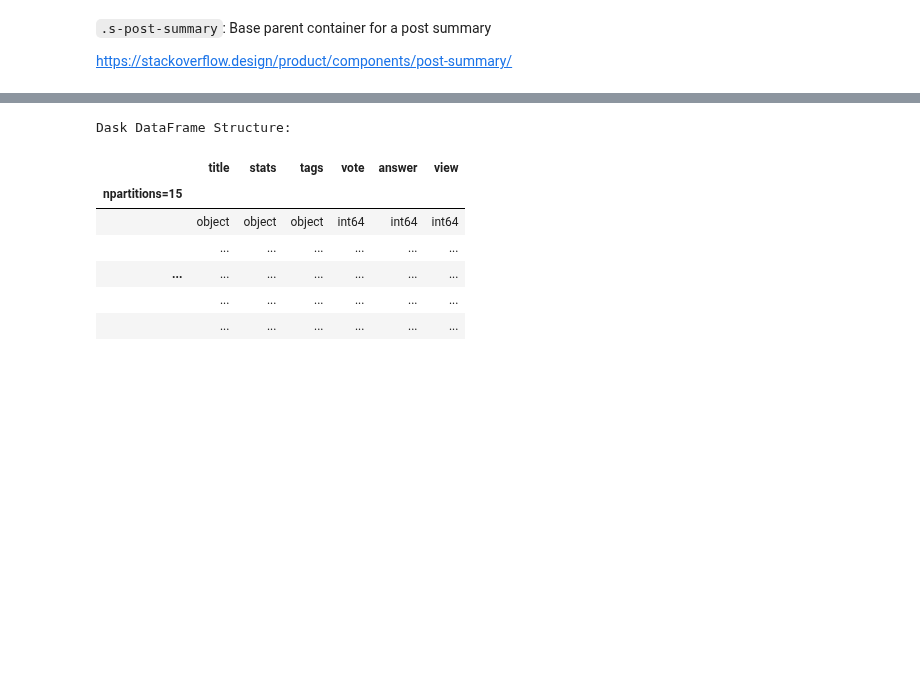
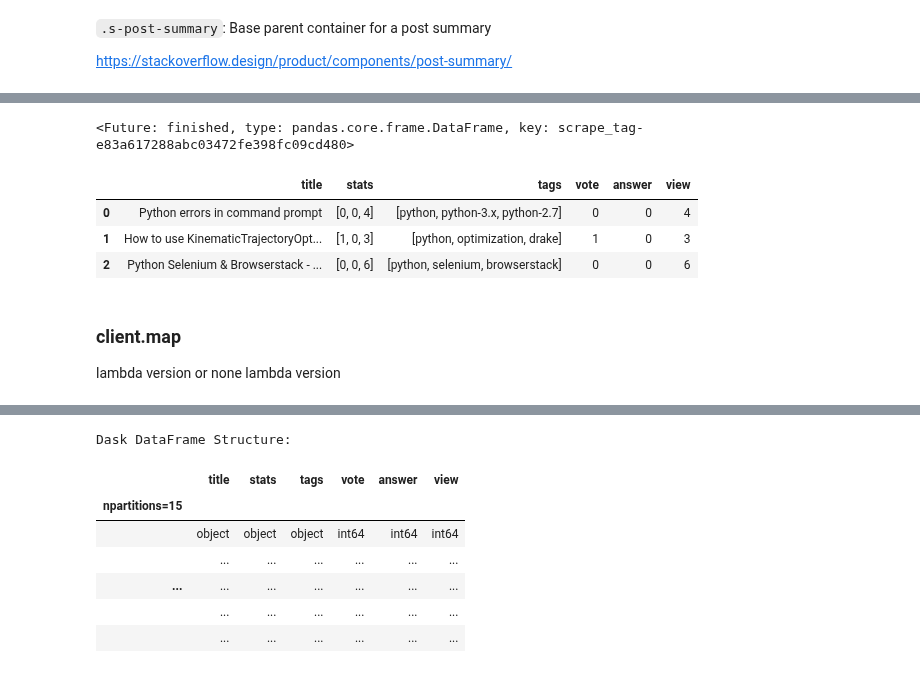
Before and after one commit to coiled/dask-tutorial, a Jupyter notebook: 1-Parallelize-your-python-code_Futures.ipynb, the cells around one changed output, grey strips where cells are left out. Saved outputs shown, nothing was run; the diff lists cells and outputs as text; code cells hidden in the pictures; blank space fills up the shorter version.

Commit message:
wrap up core code and outline todos

```diff
--- a/1-Parallelize-your-python-code_Futures.ipynb
+++ b/1-Parallelize-your-python-code_Futures.ipynb
@@ -215,10 +34,0 @@ def extract_url_and_parse_html(url):
-# %%
-def scrape_tag(tag="python", query_filter="Newest", max_pages=10, pagesize=100):
-    base_url = "https://stackoverflow.com/questions/tagged/"
-    datas_page = []
-    for p in range(max_pages):
-        page_num = p + 1
-        url = f"{base_url}{tag}?tab={query_filter}&page={page_num}&pagesize={pagesize}"
-        datas_page += extract_url_and_parse_html(url)
-        time.sleep(1.2) #need between requests.
-    return datas_page
@@ -246,0 +35,17 @@ df.head()
+# %%
+# @dask.delayed
+def clean_scraped_data(text, keyname=None):
+    """
+    Cleans the scraped data once in text format
+    """
+    if keyname == "stats":
+        text_strings = re.findall(r"\d+", text)
+
+        try:
+            text =[int(s) for s in text_strings]
+        except ValueError:
+            text =[int(re.sub("k", "000", s)) for s in text_strings]
+
+    elif keyname == "tags":
+        return text.split("\n")
+    return text
@@ -246,0 +97,7 @@ df.head()
+# %%
+def scrape_tag(page_num, tag="python", query_filter="Newest", pagesize=50):
+    base_url = "https://stackoverflow.com/questions/tagged/"
+    url = f"{base_url}{tag}?tab={query_filter}&page={page_num}&pagesize={pagesize}"
+    datas_page = extract_url_and_parse_html(url)
+        #time.sleep(1.2) #need between requests.
+    return pd.DataFrame(datas_page)
@@ -246,0 +131,8 @@ df.head()
+# %%
+%%time
+fut = []
+for page_num in range(1, 11):
+    future = client.submit(scrape_tag, page_num)
+    fut.append(future)
+
+res = client.gather(fut)
@@ -246,0 +142,14 @@ df.head()
+# %%
+fut[0]
+# %% [output]
+<Future: finished, type: pandas.core.frame.DataFrame, key: scrape_tag-e83a617288abc03472fe398fc09cd480>
+# %%
+res[0].head(3)
+# %% [output]
+|  | title | stats | tags | vote | answer | view |
+| 0 | Python errors in command prompt | [0, 0, 4] | [python, python-3.x, python-2.7] | 0 | 0 | 4 |
+| 1 | How to use KinematicTrajectoryOpt... | [1, 0, 3] | [python, optimization, drake] | 1 | 0 | 3 |
+| 2 | Python Selenium & Browserstack - ... | [0, 0, 6] | [python, selenium, browserstack] | 0 | 0 | 6 |
+# %% [markdown]
+### client.map
+lambda version or none lambda version
```
Also changed, not shown: parts of 68 cells of this notebook.
